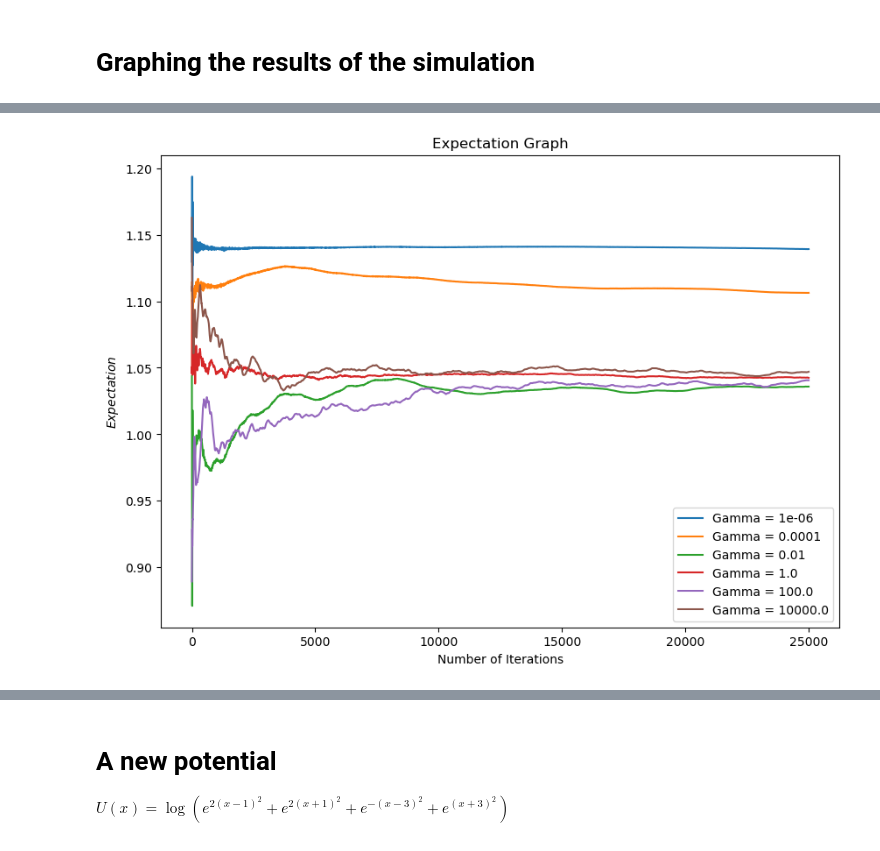
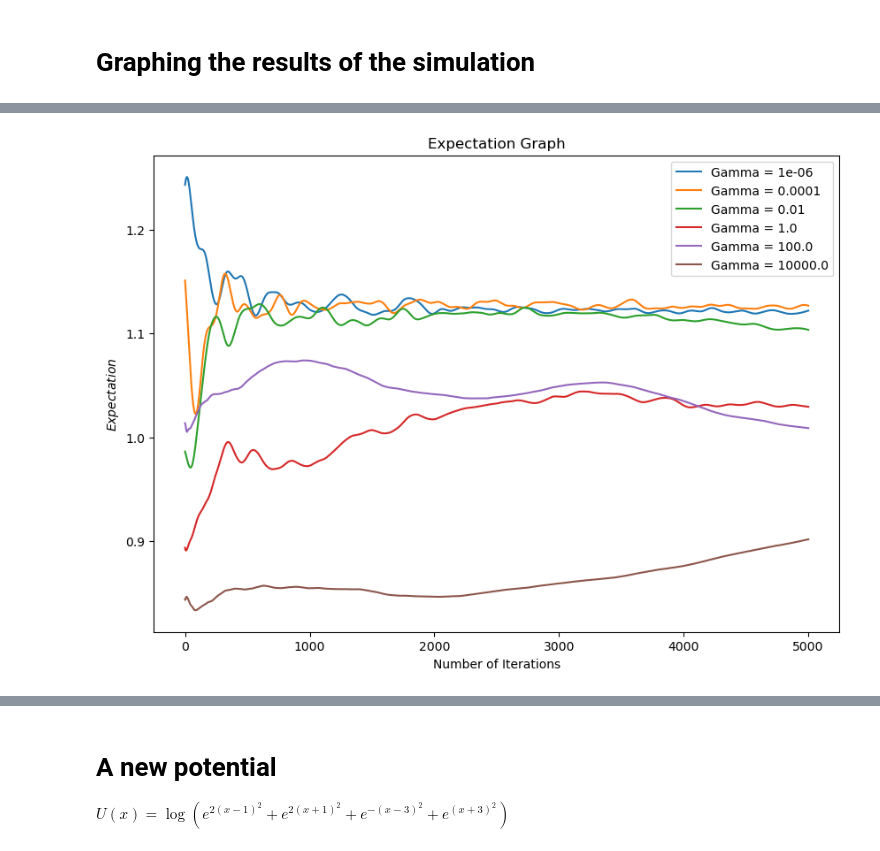
Before and after one commit to ktadgh/Langevin-Dynamics, a Jupyter notebook: OBABO.ipynb, the cells around one changed output, grey strips where cells are left out. Saved outputs shown, nothing was run; the diff lists cells and outputs as text; code cells hidden in the pictures.

```diff
--- a/OBABO.ipynb
+++ b/OBABO.ipynb
@@ -175,8 +14,15 @@ class Scheme:
 # %%
+# defining functions for potential and force
 @njit(parallel=True)
 def U(x):
     return - x**2/2 + x**4/4
+
+@njit(parallel=True)
+def force(q):
+    F = q - q**3
+    return F
+
+obabo_step = jf.make_obabo(force)
+OBABO = jf.Scheme(obabo_step, force, U)
 # %% [markdown]
 # Graphing the results of the simulation
-# %%
-OBABO = Scheme(obabo_step, force, U)
@@ -218,6 +69,6 @@ def nothing(x):
 # %%
 start_time =time.time()
-OBABO.expectation_graph(square,30000, 0.1, 1000, gammas, q_init = np.random.normal(size =100), p_init =np.random.normal(size = 100))
+OBABO.expectation_graph(jf.square,10000, 0.01, 1, gammas, q_init = np.random.normal(size =100), p_init =np.random.normal(size = 100))
 end_time = time.time()
 print(f"Time Elapsed: {end_time-start_time}")
 # %% [output]
@@ -225,3 +76,3 @@ Time Elapsed: 45.869734048843384
-[figure, old version]
+[figure, new version]
 # %%
 start_time =time.time()
```
Also changed, not shown: parts of 40 cells of this notebook, 1 other file.
